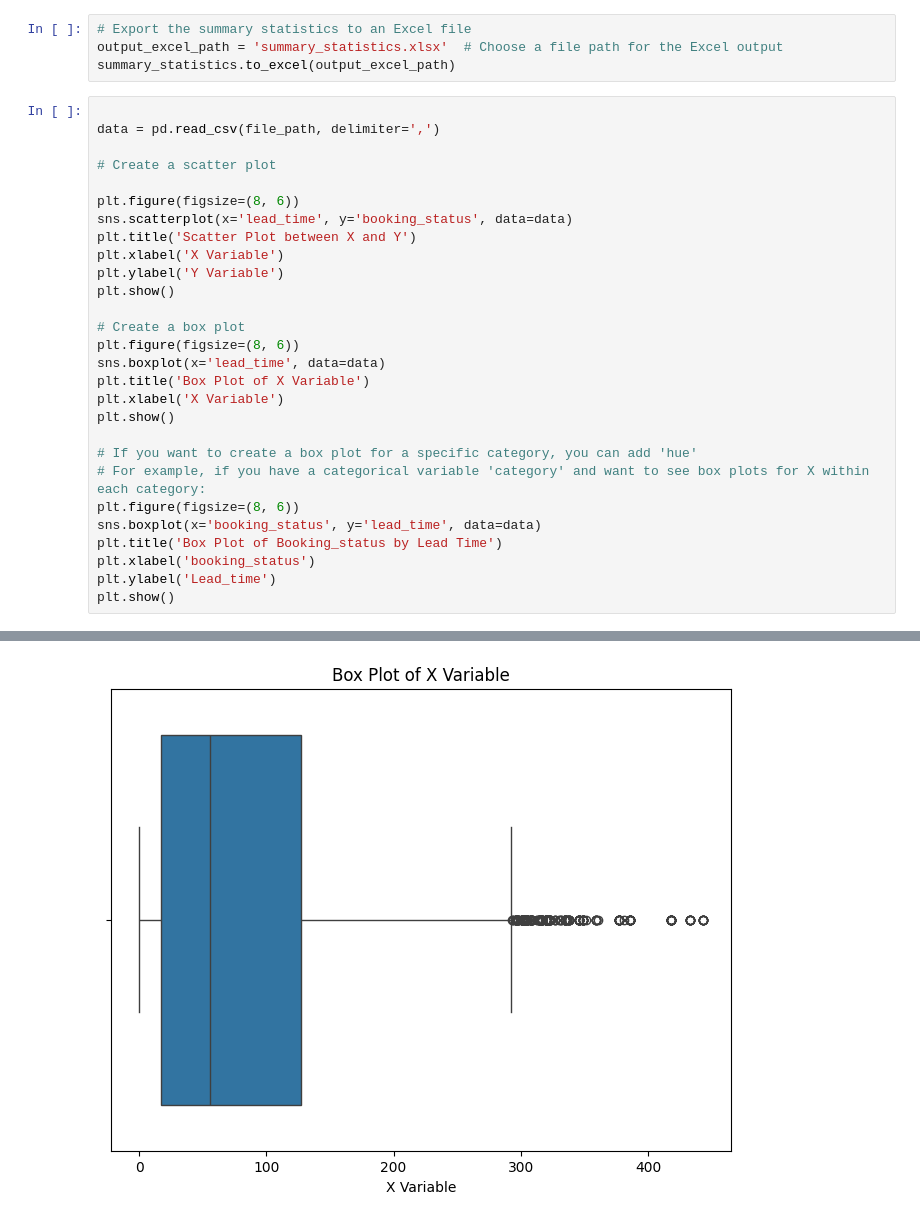
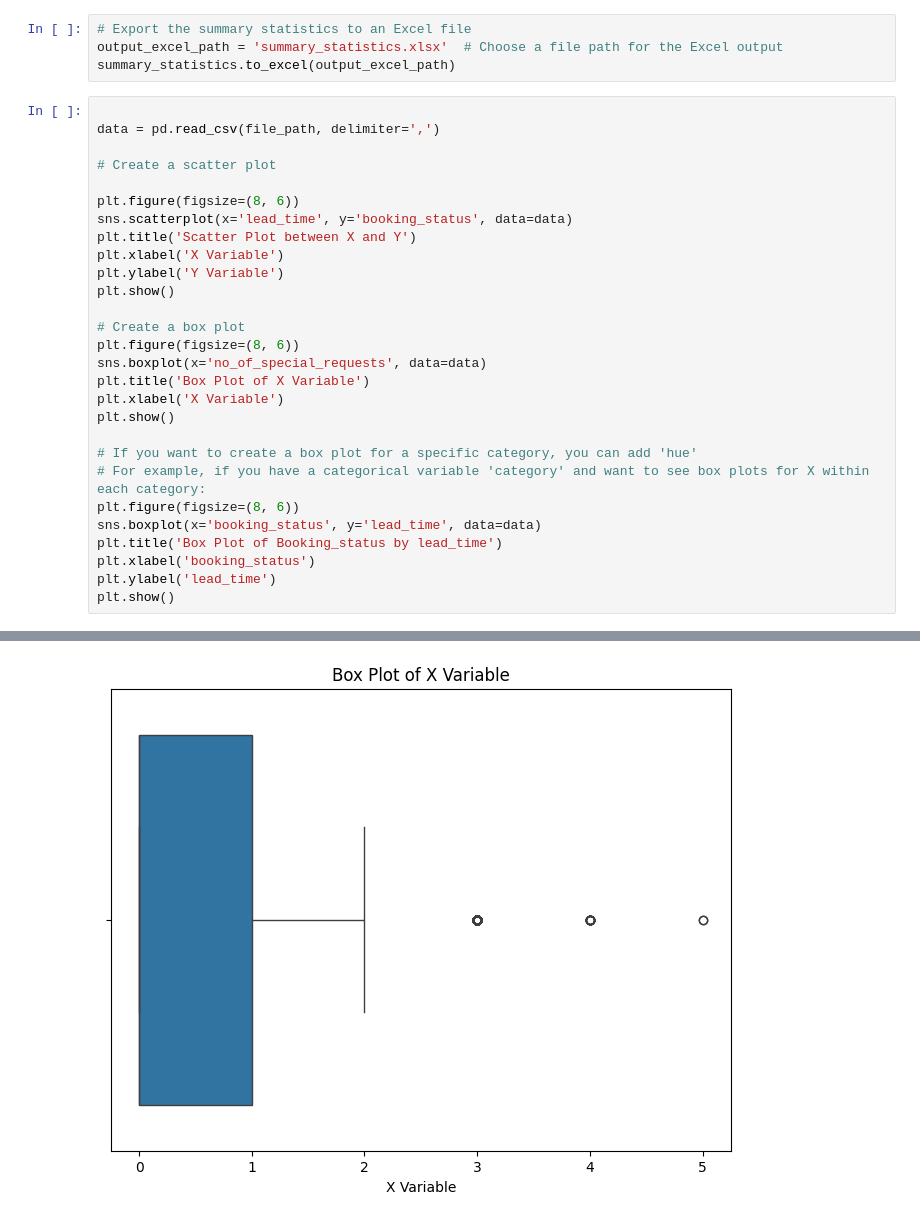
Before and after one commit to ch2kings/AirKING, a Jupyter notebook: DataAnalytics Hotel Booking.ipynb, the cells around one changed output, grey strips where cells are left out. Saved outputs shown, nothing was run; the diff lists cells and outputs as text.

```diff
--- a/DataAnalytics Hotel Booking.ipynb
+++ b/DataAnalytics Hotel Booking.ipynb
@@ -896,32 +927,32 @@ summary_statistics.to_excel(output_excel_path)
 # %%
 
 data = pd.read_csv(file_path, delimiter=',')
 
 # Create a scatter plot
 
 plt.figure(figsize=(8, 6))
 sns.scatterplot(x='lead_time', y='booking_status', data=data)
 plt.title('Scatter Plot between X and Y')
 plt.xlabel('X Variable')
 plt.ylabel('Y Variable')
 plt.show()
 
 # Create a box plot
 plt.figure(figsize=(8, 6))
-sns.boxplot(x='lead_time', data=data)
+sns.boxplot(x='no_of_special_requests', data=data)
 plt.title('Box Plot of X Variable')
 plt.xlabel('X Variable')
 plt.show()
 
 # If you want to create a box plot for a specific category, you can add 'hue'
 # For example, if you have a categorical variable 'category' and want to see box plots for X within each category:
 plt.figure(figsize=(8, 6))
 sns.boxplot(x='booking_status', y='lead_time', data=data)
-plt.title('Box Plot of Booking_status by Lead Time')
+plt.title('Box Plot of Booking_status by lead_time')
 plt.xlabel('booking_status')
-plt.ylabel('Lead_time')
+plt.ylabel('lead_time')
 plt.show()
 # %% [output]
 [figure]
-[figure, old version]
+[figure, new version]
 [figure]
```
Also changed, not shown: parts of 2 cells of this notebook.
